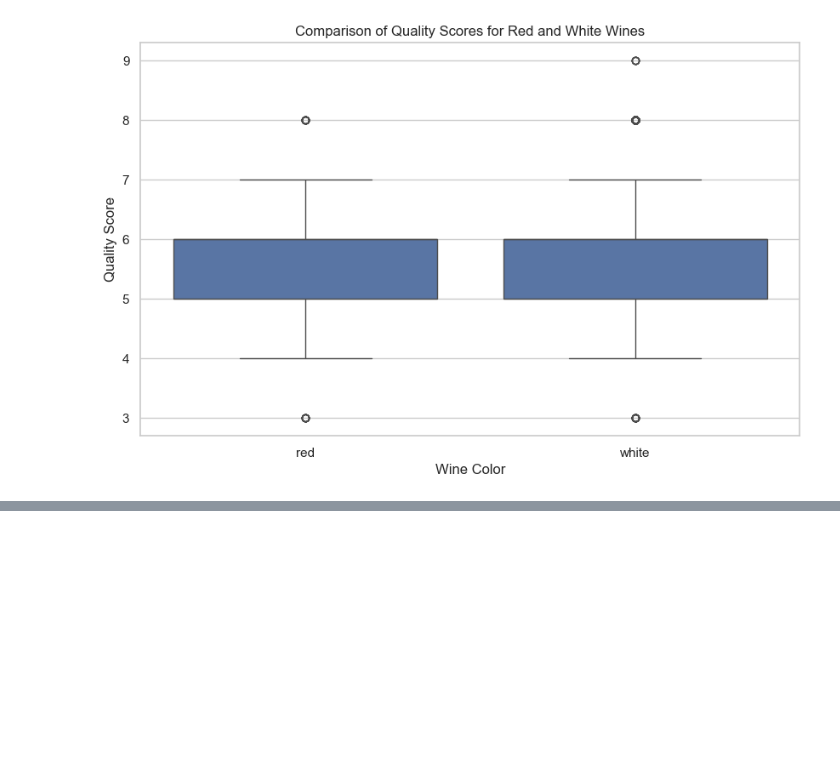
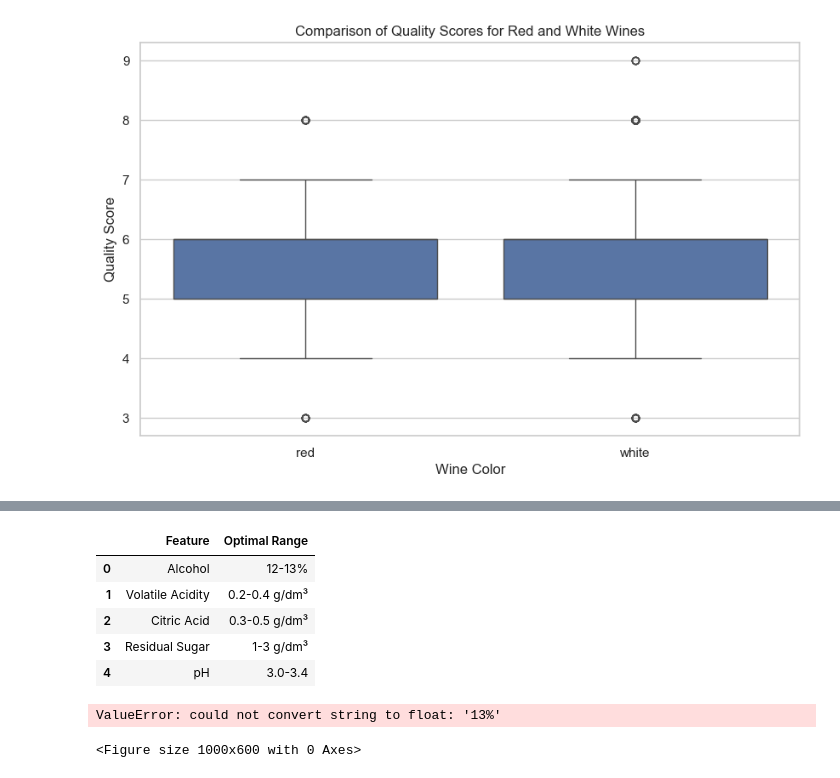
Before and after one commit to Nil-Al/Clustering_2, a Jupyter notebook: SEE_vs_H.ipynb, the cells around one changed output, grey strips where cells are left out. Drawn from its saved outputs; the diff is of its cells as text; code cells hidden in the pictures; blank space fills up the shorter version.

```diff
--- a/SEE_vs_H.ipynb
+++ b/SEE_vs_H.ipynb
@@ -208,0 +265,31 @@ Cluster
+# %%
+import pandas as pd
+import matplotlib.pyplot as plt
+
+# Define optimal ranges based on analysis (example values)
+optimal_ranges = {
+    'Feature': ['Alcohol', 'Volatile Acidity', 'Citric Acid', 'Residual Sugar', 'pH'],
+    'Optimal Range': ['12-13%', '0.2-0.4 g/dm³', '0.3-0.5 g/dm³', '1-3 g/dm³', '3.0-3.4']
+}
+
+# Create a DataFrame
+optimal_ranges_df = pd.DataFrame(optimal_ranges)
+
+# Display the table
+display(optimal_ranges_df)
+
+# Create a bar chart
+plt.figure(figsize=(10, 6))
+plt.barh(optimal_ranges_df['Feature'], optimal_ranges_df['Optimal Range'].apply(lambda x: float(x.split('-')[1])), color='skyblue')
+plt.xlabel('Optimal Range (Upper Bound)')
+plt.title('Optimal Ranges for Key Features in High-Quality Wines')
+plt.show()
+# %% [output]
+|  | Feature | Optimal Range |
+| 0 | Alcohol | 12-13% |
+| 1 | Volatile Acidity | 0.2-0.4 g/dm³ |
+| 2 | Citric Acid | 0.3-0.5 g/dm³ |
+| 3 | Residual Sugar | 1-3 g/dm³ |
+| 4 | pH | 3.0-3.4 |
+ValueError: could not convert string to float: '13%'
+<Figure size 1000x600 with 0 Axes>
```
Also changed, not shown: parts of 1 cell of this notebook.
